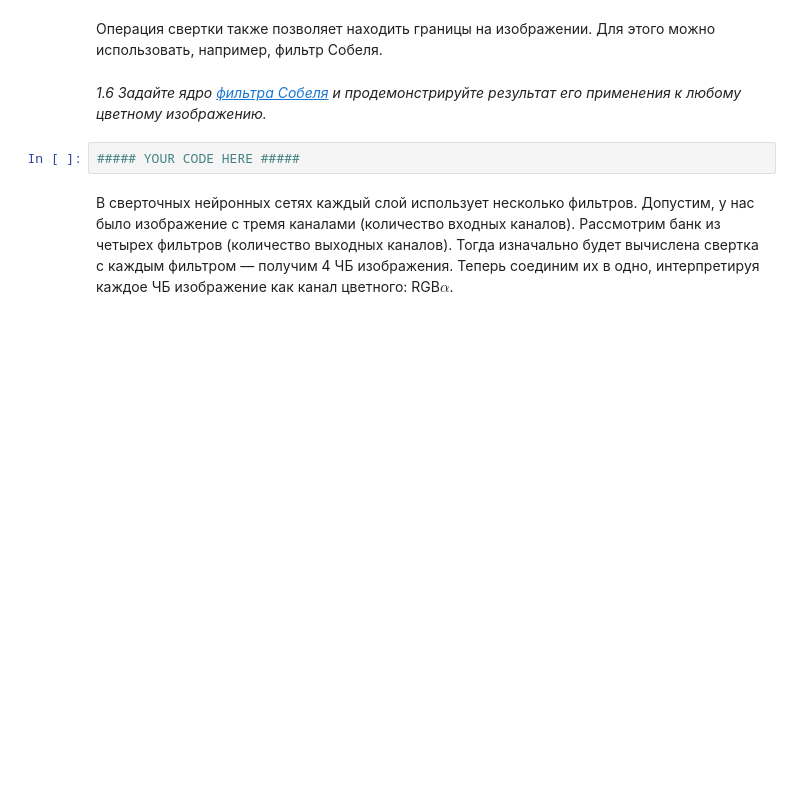
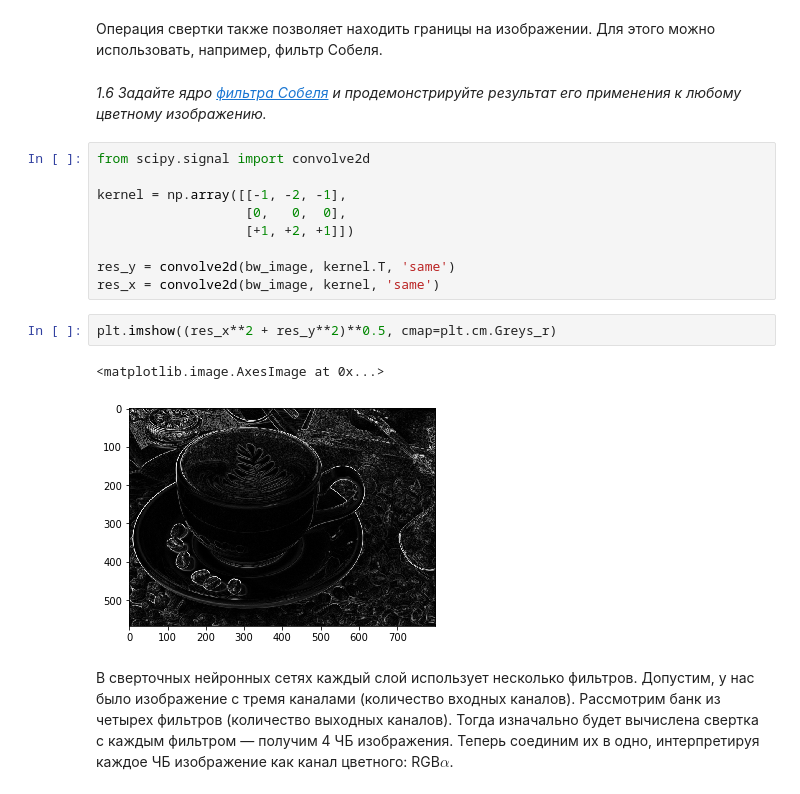
Before and after one commit to excander/neural_networks_sphere_2, a Jupyter notebook: Seminar 4/miklin_4, CNN.ipynb, the cells around one changed output. Saved outputs shown, nothing was run; the diff lists cells and outputs as text; blank space fills up the shorter version.

```diff
--- a/Seminar 4/miklin_4, CNN.ipynb
+++ b/Seminar 4/miklin_4, CNN.ipynb
@@ -147,8 +170,20 @@ plt.imshow(bw_image, cmap=plt.cm.Greys_r)
 Операция свертки также позволяет находить границы на изображении. Для этого можно использовать, например, фильтр Собеля.
 # %% [markdown]
 <i>1.6 Задайте ядро <a href="https://ru.wikipedia.org/wiki/Оператор_Собеля">фильтра Собеля</a> и продемонстрируйте результат его применения к любому цветному изображению.</i>
-# %%
-##### YOUR CODE HERE #####
+# %%
+from scipy.signal import convolve2d
+
+kernel = np.array([[-1, -2, -1],
+                   [0,   0,  0],
+                   [+1, +2, +1]])
+
+res_y = convolve2d(bw_image, kernel.T, 'same')
+res_x = convolve2d(bw_image, kernel, 'same')
+# %%
+plt.imshow((res_x**2 + res_y**2)**0.5, cmap=plt.cm.Greys_r)
+# %% [output]
+<matplotlib.image.AxesImage at 0x...>
+[figure, added]
 # %% [markdown]
 В сверточных нейронных сетях каждый слой использует несколько фильтров. Допустим, у нас было изображение с тремя каналами (количество входных каналов). Рассмотрим банк из четырех фильтров (количество выходных каналов). Тогда изначально будет вычислена свертка с каждым фильтром — получим 4 ЧБ изображения. Теперь соединим их в одно, интерпретируя каждое ЧБ изображение как канал цветного: RGB$\alpha$.
 # %% [markdown]
```
Also changed, not shown: parts of 41 cells of this notebook.
